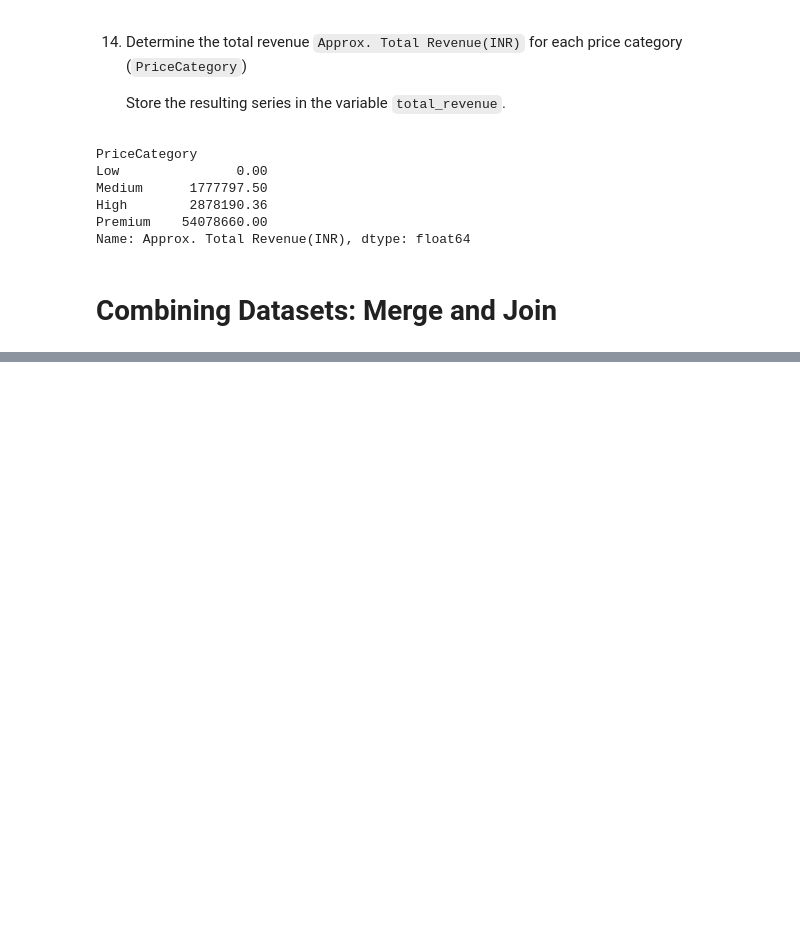
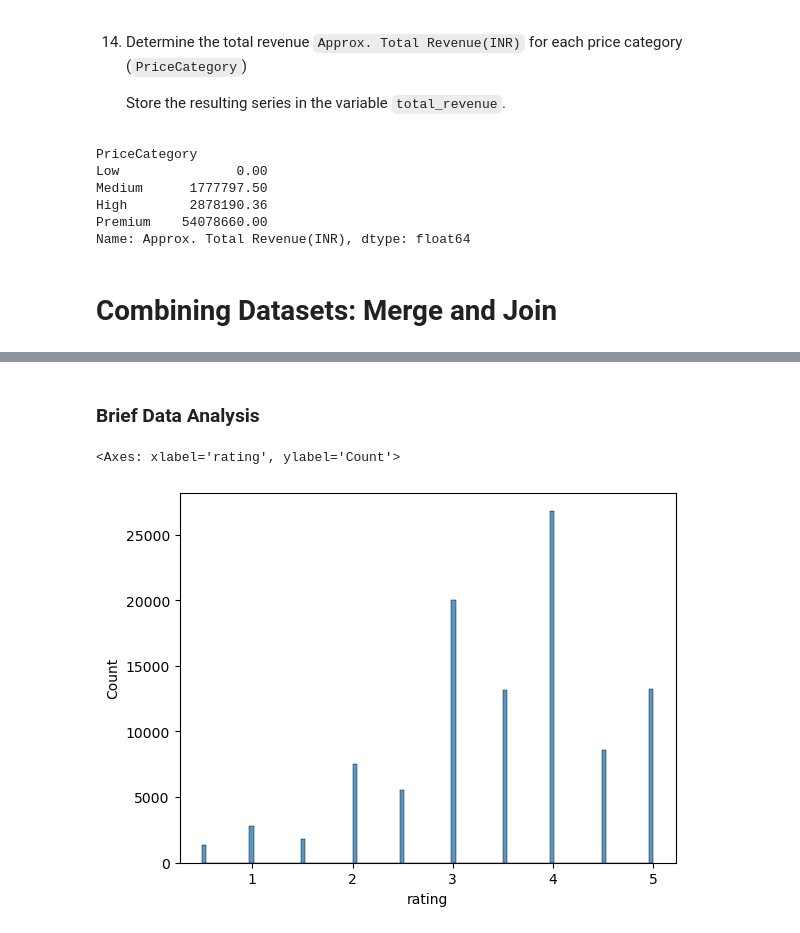
Before and after one commit to DVadeus/Data-Analysis, a Jupyter notebook: 4 Data Wrangling with Pandas.ipynb, the cells around one changed output, grey strips where cells are left out. Drawn from its saved outputs; the diff is of its cells as text; code cells hidden in the pictures; blank space fills up the shorter version.

```diff
--- a/4 Data Wrangling with Pandas.ipynb
+++ b/4 Data Wrangling with Pandas.ipynb
@@ -3224,0 +3241,5 @@ Name: Approx. Total Revenue(INR), dtype: float64
+# %%
+movies_df = pd.read_csv('files/movies2.csv')
+ratings_df = pd.read_csv('files/ratings.csv')
+tags_df = pd.read_csv('files/tags.csv')
+links_df = pd.read_csv('files/links.csv')
@@ -3224,0 +3282,7 @@ Name: Approx. Total Revenue(INR), dtype: float64
+# %% [markdown]
+### Brief Data Analysis
+# %%
+sns.histplot(data=ratings_df, x='rating')
+# %% [output]
+<Axes: xlabel='rating', ylabel='Count'>
+[figure, added]
```
Also changed, not shown: parts of 58 cells of this notebook, 11 other files.
